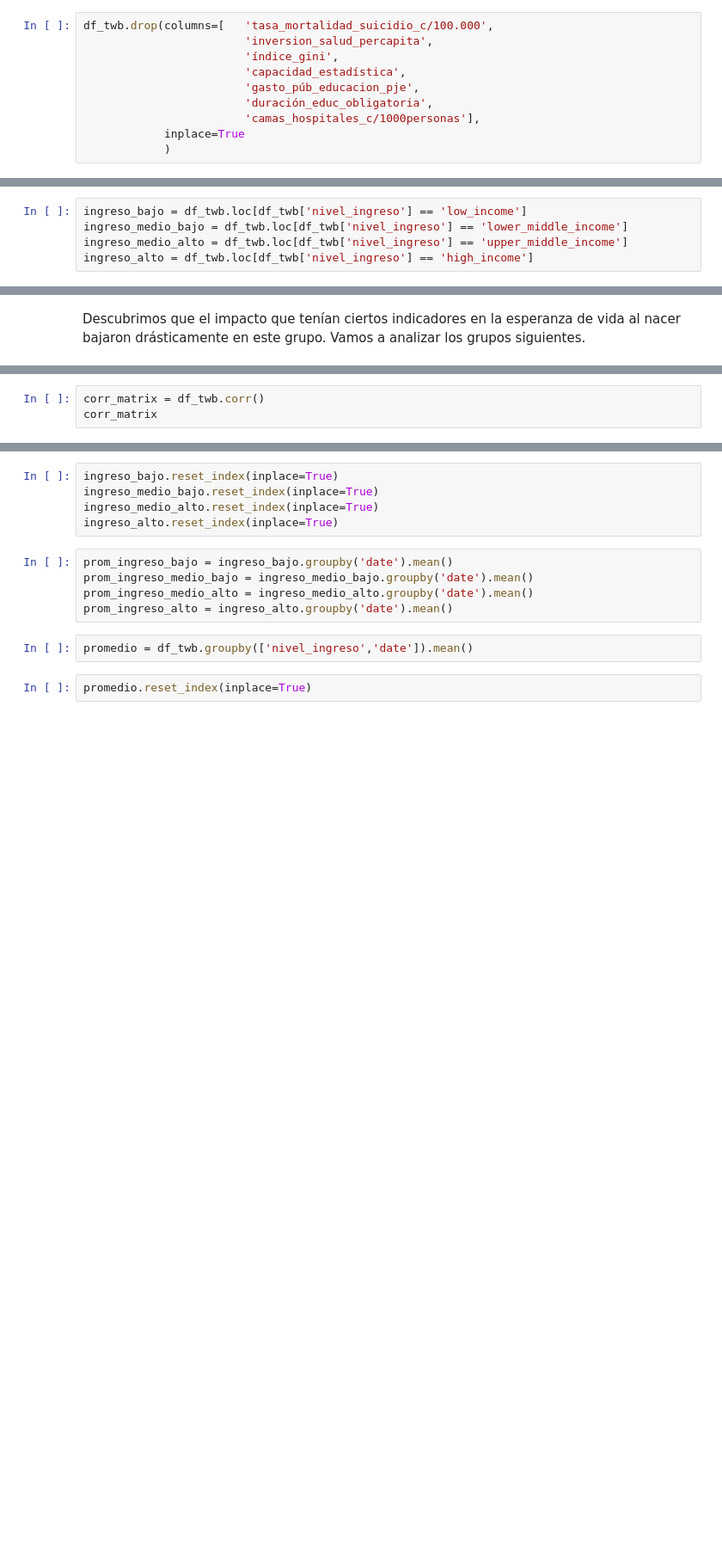
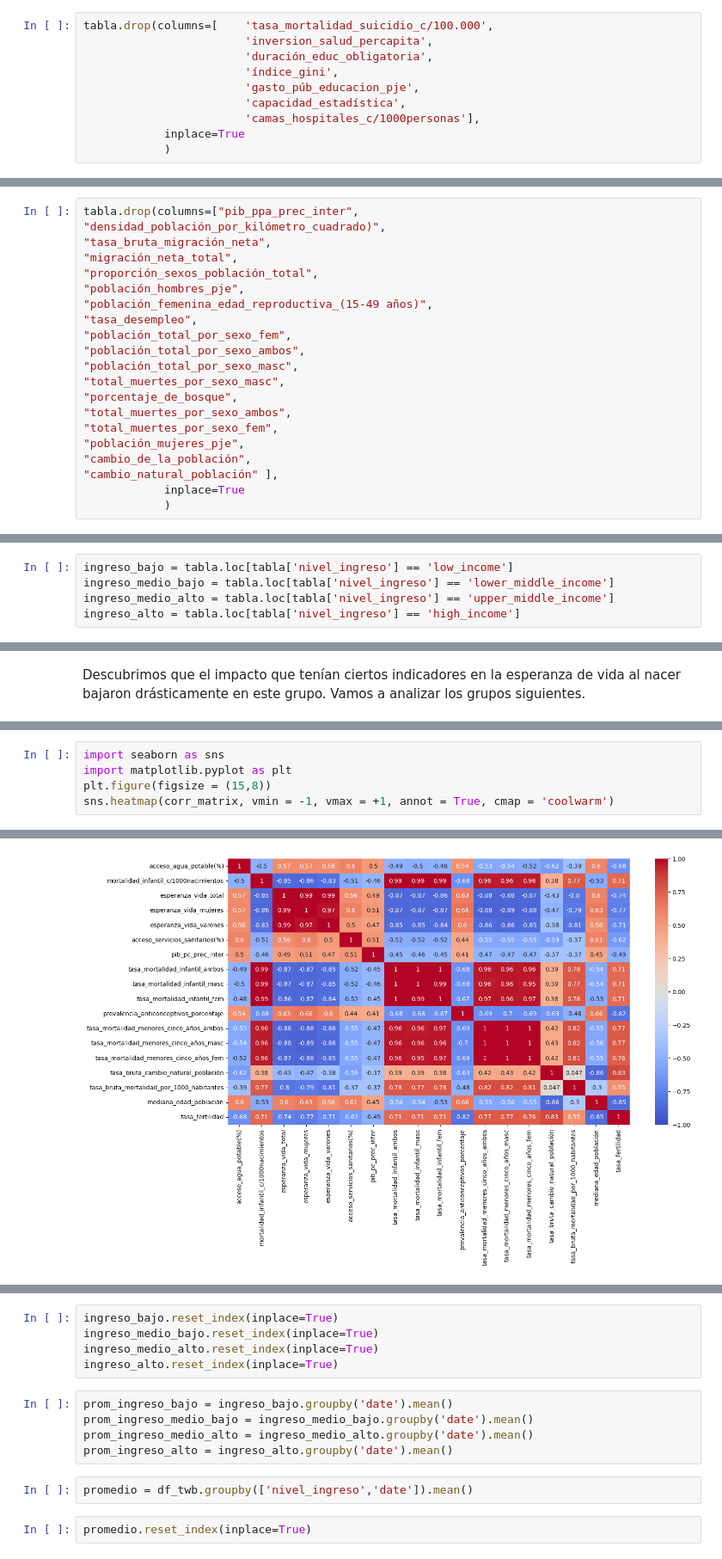
Before and after one commit to jorgeav527/life-expectancy, a Jupyter notebook: draft/multiples_indicadores_EDA.ipynb, the cells around one changed output, grey strips where cells are left out. Shown at 86% size. Cells and saved outputs as stored; diff of their text form; blank space fills up the shorter version.

Commit message:
Reducción de dimensionalidad a manita
A la espera del test de chi cuadrado de Ravi

```diff
--- a/draft/multiples_indicadores_EDA.ipynb
+++ b/draft/multiples_indicadores_EDA.ipynb
@@ -427,11 +415,11 @@ nivel_ingreso                             9.518842
 dtype: float64
 # %%
-df_twb.drop(columns=[   'tasa_mortalidad_suicidio_c/100.000',
+tabla.drop(columns=[    'tasa_mortalidad_suicidio_c/100.000',
                         'inversion_salud_percapita',
+                        'duración_educ_obligatoria',
                         'índice_gini',
+                        'gasto_púb_educacion_pje',
                         'capacidad_estadística',
-                        'gasto_púb_educacion_pje',
-                        'duración_educ_obligatoria',
                         'camas_hospitales_c/1000personas'],
             inplace=True
             )
@@ -459,3 +449,24 @@ Name: esperanza_vida_total, dtype: float64
+# %%
+tabla.drop(columns=["pib_ppa_prec_inter",
+"densidad_población_por_kilómetro_cuadrado)",
+"tasa_bruta_migración_neta",
+"migración_neta_total",
+"proporción_sexos_población_total",
+"población_hombres_pje",
+"población_femenina_edad_reproductiva_(15-49 años)",
+"tasa_desempleo",
+"población_total_por_sexo_fem",
+"población_total_por_sexo_ambos",
+"población_total_por_sexo_masc",
+"total_muertes_por_sexo_masc",
+"porcentaje_de_bosque",
+"total_muertes_por_sexo_ambos",
+"total_muertes_por_sexo_fem",
+"población_mujeres_pje",
+"cambio_de_la_población",
+"cambio_natural_población" ],
+            inplace=True
+            )
 # %% [markdown]
 Dividimos el dataset de trabajo en cuatro datasets para analizar según su nivel de ingresos
 # %%
@@ -468,9 +479,9 @@ upper_middle_income    1450
 Name: nivel_ingreso, dtype: int64
 # %%
-ingreso_bajo = df_twb.loc[df_twb['nivel_ingreso'] == 'low_income']
-ingreso_medio_bajo = df_twb.loc[df_twb['nivel_ingreso'] == 'lower_middle_income']
-ingreso_medio_alto = df_twb.loc[df_twb['nivel_ingreso'] == 'upper_middle_income']
-ingreso_alto = df_twb.loc[df_twb['nivel_ingreso'] == 'high_income']
+ingreso_bajo = tabla.loc[tabla['nivel_ingreso'] == 'low_income']
+ingreso_medio_bajo = tabla.loc[tabla['nivel_ingreso'] == 'lower_middle_income']
+ingreso_medio_alto = tabla.loc[tabla['nivel_ingreso'] == 'upper_middle_income']
+ingreso_alto = tabla.loc[tabla['nivel_ingreso'] == 'high_income']
 # %%
 (ingreso_alto.isnull().sum()/1603)*100
 # %% [output]
@@ -594,3 +598,0 @@ df_twb.drop(columns=[   'pib_ppa_prec_inter',
-# %%
-corr_matrix = df_twb.corr()
-corr_matrix
@@ -633,0 +614,6 @@ analisis
+# %%
+import seaborn as sns
+import matplotlib.pyplot as plt
+plt.figure(figsize = (15,8))
+sns.heatmap(corr_matrix, vmin = -1, vmax = +1, annot = True, cmap = 'coolwarm')
+# %% [output]
@@ -633,0 +621 @@ analisis
+[figure, added]
```
Also changed, not shown: parts of 41 cells of this notebook.
